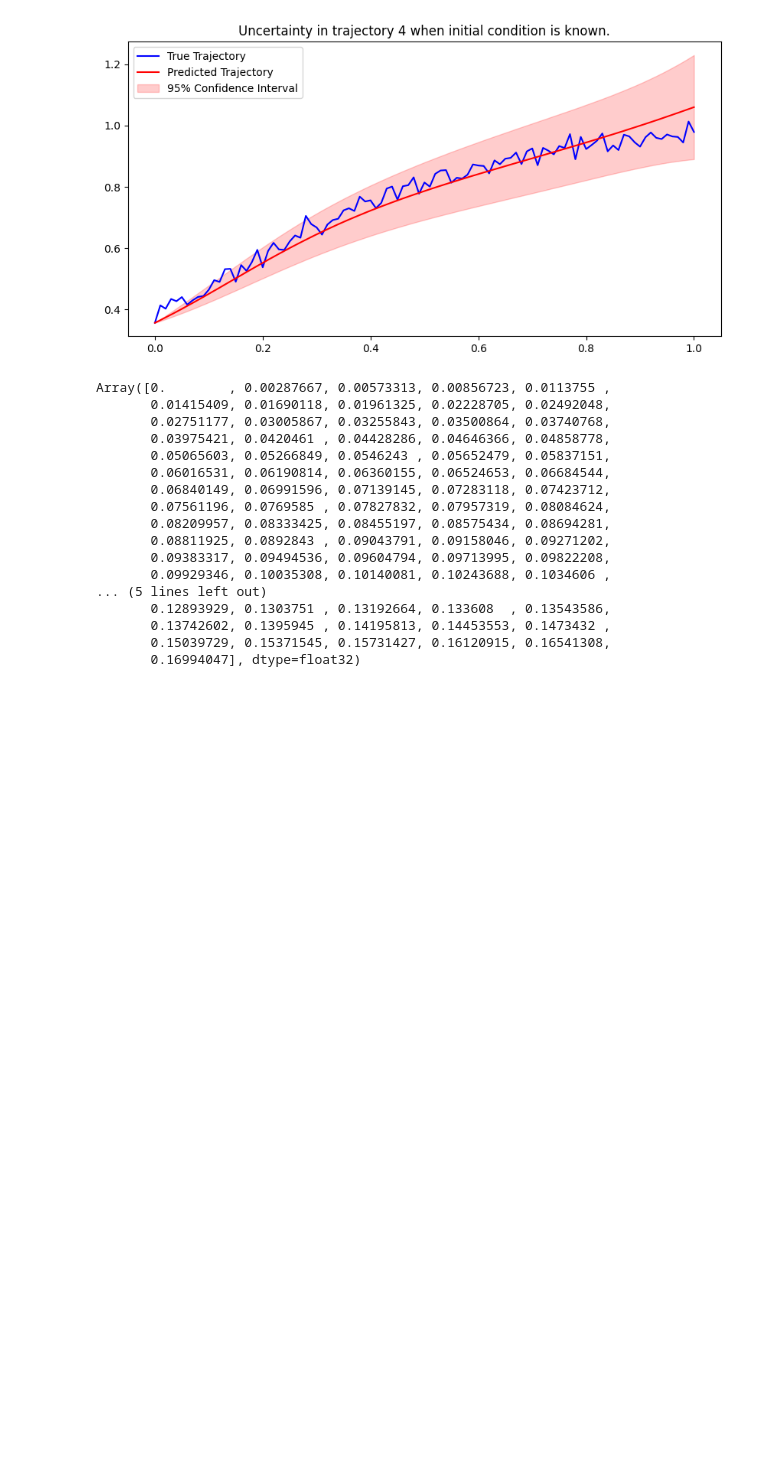
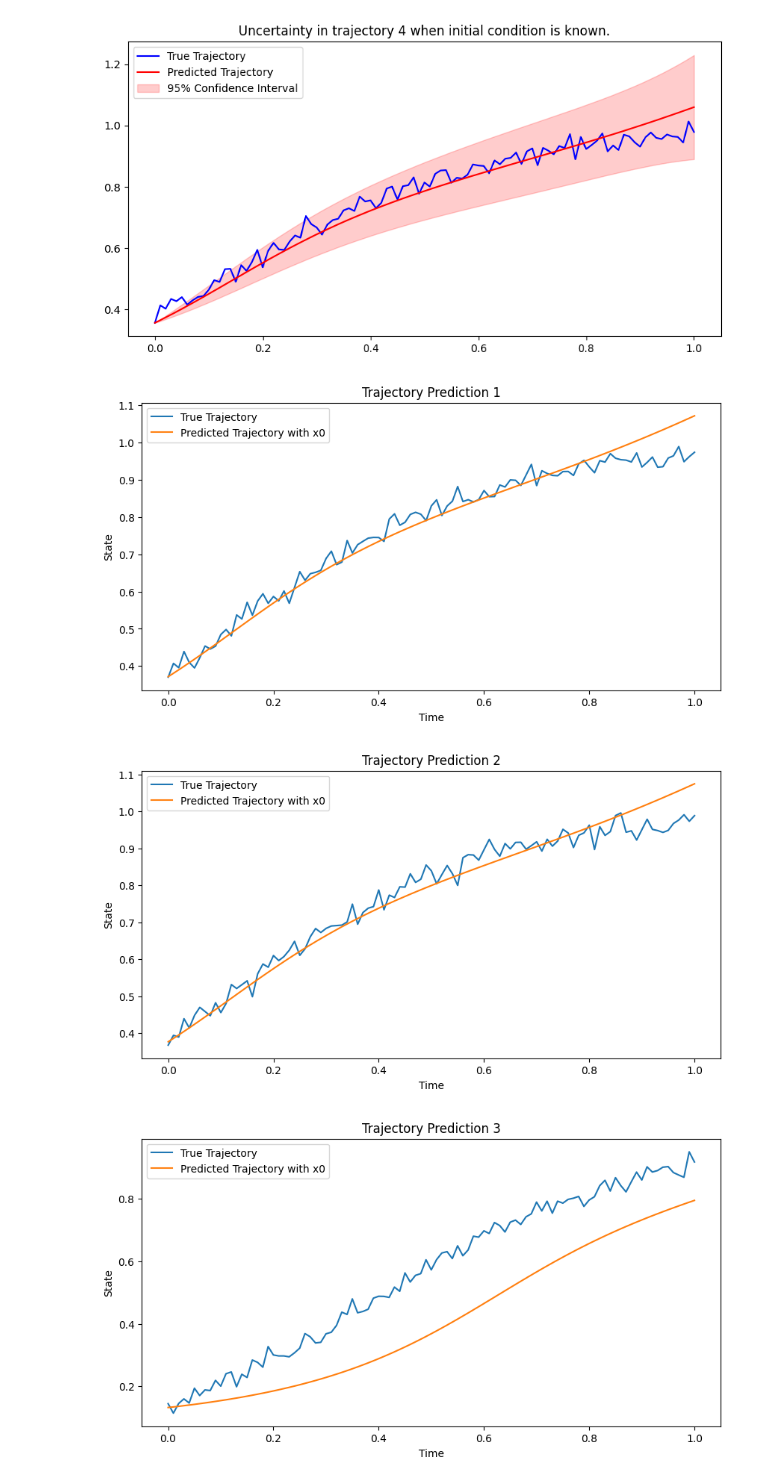
Before and after one commit to mikeleew/OCK_GP, a Jupyter notebook: test.ipynb, the cells around one changed output. Cells and saved outputs as stored; diff of their text form; code cells hidden in the pictures; blank space fills up the shorter version.

Commit message:
Added pred of initial cond

```diff
--- a/test.ipynb
+++ b/test.ipynb
@@ -170,22 +170,41 @@ for k in range(5):
 [figure]
 [figure]
 # %%
-1.96*sigma_k
+# Estimating initial conditions
+eta = 1e-1**2  # Prior uncertainty in initial conditions
+x0 = []
+num_preds = 5
+for k in range(num_preds):
+    traj_k = traj_test[k]
+    t_k = t_test[k]
+    K_mat_k = kernel(traj_k, traj_k)
+    delta_t_k = core.get_delta_t([t_k])
+    K_mat_k = K_mat_k[0:-1] + K_mat_k[1:]
+    K_mat_k = K_mat_k[:, 0:-1] + K_mat_k[:, 1:]
+    K_mat_k = delta_t_k[:, None] /  2.0 * delta_t_k[None, :] / 2.0 * K_mat_k
+    # K_mat_k = jnp.cumsum(K_mat_k)
+    K_mat_k = jnp.cumsum(K_mat_k, axis=0)
+    K_mat_k = jnp.cumsum(K_mat_k, axis=1)
+    K_mat_k = jnp.concatenate([jnp.zeros((1, K_mat_k.shape[1])), K_mat_k], axis=0)
+    K_mat_k = jnp.concatenate([jnp.zeros((K_mat_k.shape[0], 1)), K_mat_k], axis=1)
+    K_mat_k = K_mat_k + eta
+    x0_k = eta * jnp.ones((K_mat_k.shape[0], 1)).T@jnp.linalg.solve(K_mat_k + (lam/2.0)*jnp.eye(K_mat_k.shape[1]), traj_k)
+    x0_k = x0_k.flatten()
+    x0.append(x0_k)
+x0 = jnp.array(x0)
+pred_test_with_x0 = integrator.rk4_solver(f_ock, x0, t_test[0:num_preds], step_size=0.01/2.0)
+for k in range(num_preds):
+    plt.figure(figsize=(10, 5))
+    plt.plot(t_test[k], traj_test[k], label='True Trajectory')
+    plt.plot(t_test[k], pred_test_with_x0[k], label='Predicted Trajectory with x0')
+    plt.legend()
+    plt.title(f'Trajectory Prediction {k+1}')
+    plt.xlabel('Time')
+    plt.ylabel('State')
+    if k == 4:
+        plt.savefig('pictures/init_cond_pred.pdf')
+    plt.show()
 # %% [output]
-Array([0.        , 0.00287667, 0.00573313, 0.00856723, 0.0113755 ,
-       0.01415409, 0.01690118, 0.01961325, 0.02228705, 0.02492048,
-       0.02751177, 0.03005867, 0.03255843, 0.03500864, 0.03740768,
-       0.03975421, 0.0420461 , 0.04428286, 0.04646366, 0.04858778,
-       0.05065603, 0.05266849, 0.0546243 , 0.05652479, 0.05837151,
-       0.06016531, 0.06190814, 0.06360155, 0.06524653, 0.06684544,
-       0.06840149, 0.06991596, 0.07139145, 0.07283118, 0.07423712,
-       0.07561196, 0.0769585 , 0.07827832, 0.07957319, 0.08084624,
-       0.08209957, 0.08333425, 0.08455197, 0.08575434, 0.08694281,
-       0.08811925, 0.0892843 , 0.09043791, 0.09158046, 0.09271202,
-       0.09383317, 0.09494536, 0.09604794, 0.09713995, 0.09822208,
-       0.09929346, 0.10035308, 0.10140081, 0.10243688, 0.1034606 ,
-... (5 lines left out)
-       0.12893929, 0.1303751 , 0.13192664, 0.133608  , 0.13543586,
-       0.13742602, 0.1395945 , 0.14195813, 0.14453553, 0.1473432 ,
-       0.15039729, 0.15371545, 0.15731427, 0.16120915, 0.16541308,
-       0.16994047], dtype=float32)
+[figure, added]
+[figure, added]
+[figure, added]
```
Also changed, not shown: parts of 1 cell of this notebook.
